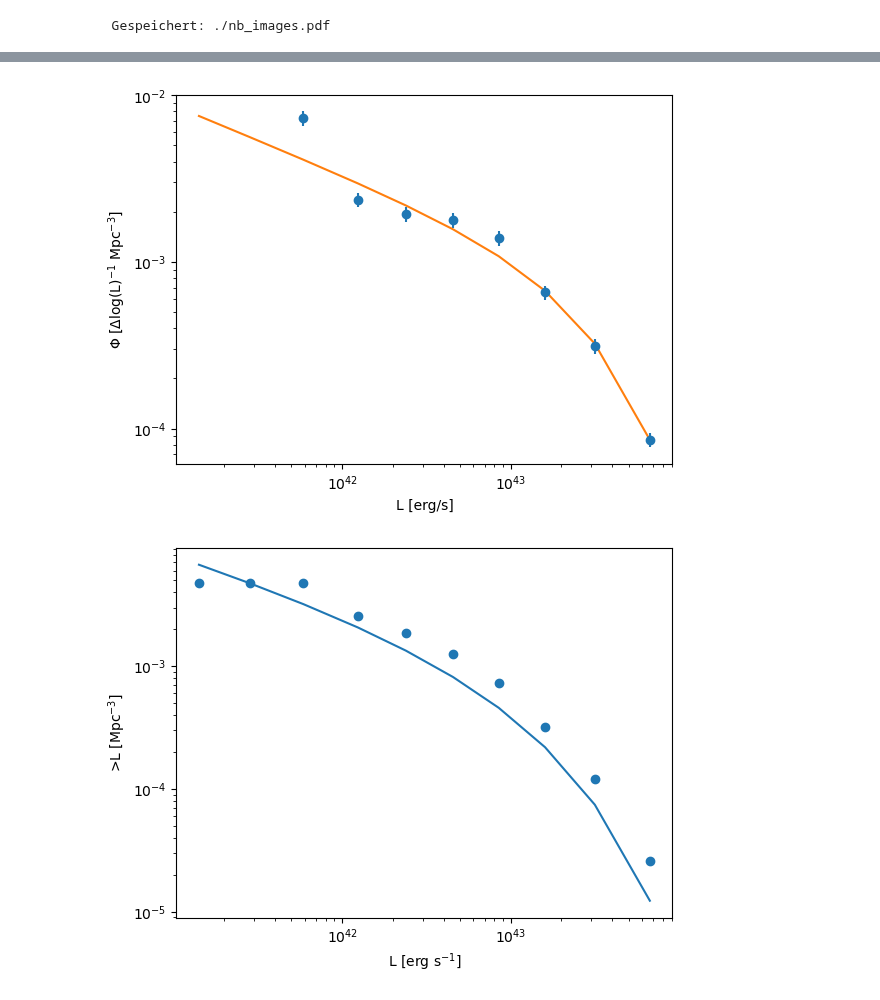
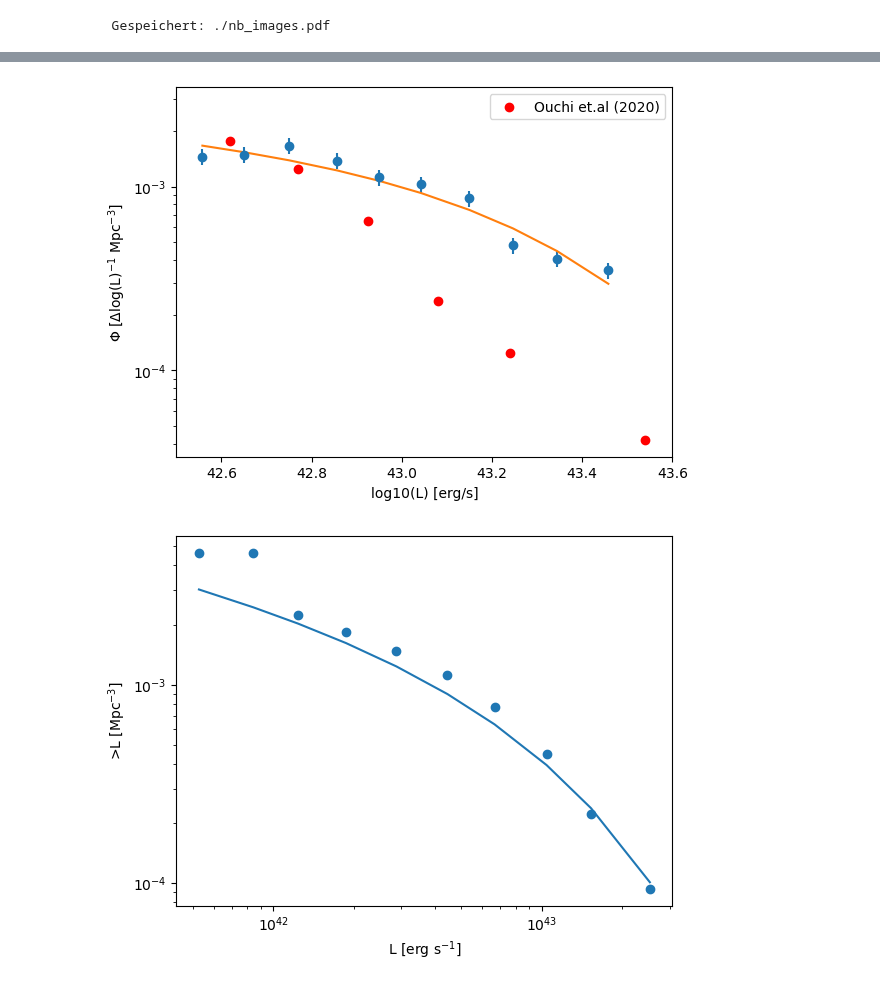
Before and after one commit to BGrashey/Master, a Jupyter notebook: notebooks/prepare_catalog.ipynb, the cells around one changed output, grey strips where cells are left out. Cells and saved outputs as stored; diff of their text form; code cells hidden in the pictures.

```diff
--- a/notebooks/prepare_catalog.ipynb
+++ b/notebooks/prepare_catalog.ipynb
@@ -109,8 +116,11 @@ from tools.functions import luminosity_function as lf
 import matplotlib.pyplot as plt
 lim = 1e-17 #3.162e-01 * 1e-17
 
-lum_low = 41
-lum_high = 44
+#lum_low = 41
+#lum_high = 44
+
+lum_low=42.5
+lum_high=43.5
 
 bin_edges = np.logspace(lum_low, lum_high, 11)
 
@@ -131,7 +141,7 @@ bin_edges = np.logspace(lum_low, lum_high, 11)
 
 bins, phi, n_gal = lf(lim, "./lae_temp.fits", bin_edges)
 # %%
-valid = n_gal > 3
+valid = n_gal > 1
 invalid = ~valid
 print(n_gal)
 print(sum(n_gal))
@@ -160,17 +171,41 @@ plt.show()
 # %%
 Phi_ = schechter_log(bins, results["log_phistar"][0], results["log_Lstar"][0],
                     results["alpha"][0])
 
-plt.errorbar(bins[valid], phi[valid], yerr=phi_err[valid], fmt="o")
-plt.plot(bins, Phi_)
+plt.errorbar(np.log10(bins[valid]), phi[valid], yerr=phi_err[valid], fmt="o")
+plt.plot(np.log10(bins), Phi_)
 
-plt.xscale("log")
+#plt.xscale("log")
 plt.yscale("log")
-plt.xlabel("L [erg/s]")
+plt.xlabel("log10(L) [erg/s]")
 plt.ylabel(r"$\Phi$ [$\Delta$log(L)$^{-1}$ Mpc$^{-3}$]")
+x = [
+    42.461440492710096,
+    42.619965023666055,
+    42.770581861729426,
+    42.92483889976619,
+    43.08064516129032,
+    43.23878951470336,
+    43.53846446290417,
+]
+
+# y ist hier bereits linear (wie in deinen ersten Datensätzen):
+y = [
+    0.002814232913213463,
+    0.0017609435627937637,
+    0.0012421701410031893,
+    0.0006533676390359615,
+    0.00023716002039642366,
+    0.00012356452775400602,
+    0.00004183668267670531,
+]
+
+plt.scatter(np.array(x), np.array(y), color="red", label="Ouchi et.al (2020)")
+plt.xlim(42.5, 43.6)
+plt.legend()
 plt.show()
 # %% [output]
-[figure, old version]
+[figure, new version]
 # %%
 # cummulative mass function
 
@@ -195,4 +230,4 @@ plt.ylabel(r">L [Mpc$^{-3}$]")
 plt.xlabel("L [erg s$^{-1}$]")
 plt.show()
 # %% [output]
-[figure, old version]
+[figure, new version]
```
Also changed, not shown: parts of 7 cells of this notebook, 7 other files.
